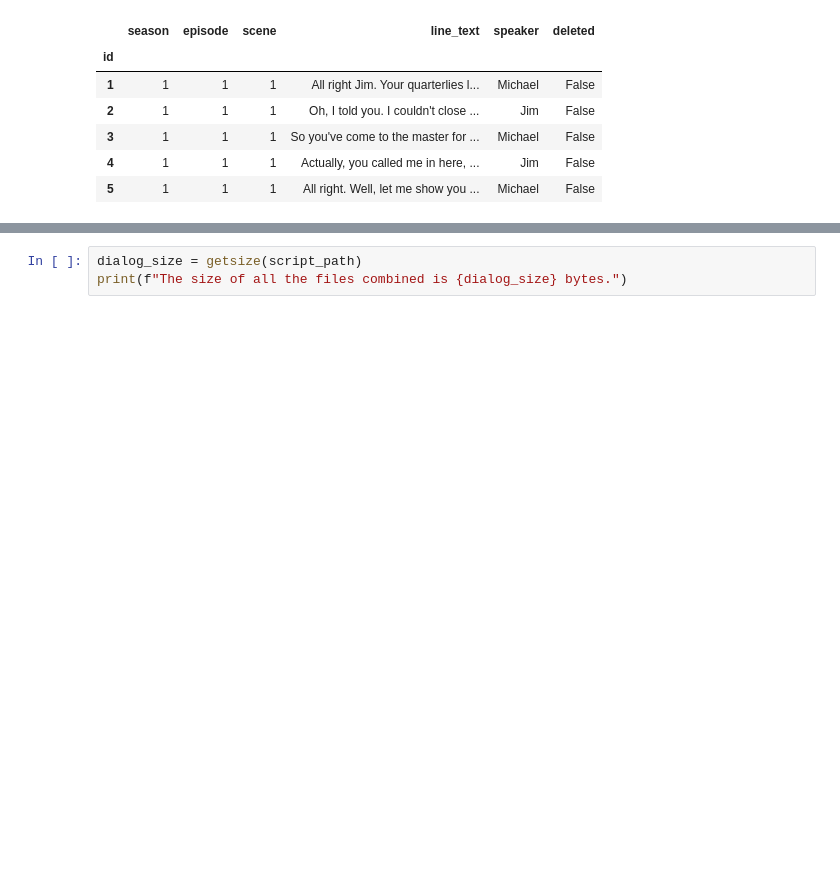
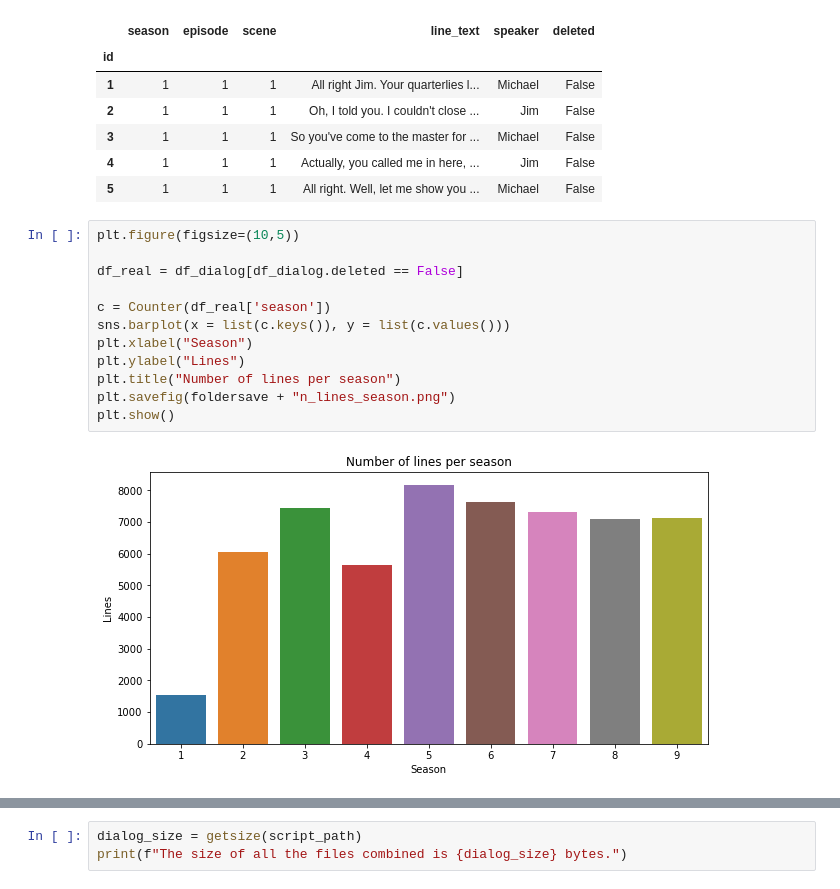
Before and after one commit to nklingen/SocialGraphsProject, a Jupyter notebook: Data-retrieval-and-analysis.ipynb, the cells around one changed output, grey strips where cells are left out. Drawn from its saved outputs; the diff is of its cells as text; blank space fills up the shorter version.

```diff
--- a/Data-retrieval-and-analysis.ipynb
+++ b/Data-retrieval-and-analysis.ipynb
@@ -249,4 +253,18 @@ df_dialog.head()
 | 3 | 1 | 1 | 1 | So you've come to the master for ... | Michael | False |
 | 4 | 1 | 1 | 1 | Actually, you called me in here, ... | Jim | False |
 | 5 | 1 | 1 | 1 | All right. Well, let me show you ... | Michael | False |
+# %%
+plt.figure(figsize=(10,5))
+
+df_real = df_dialog[df_dialog.deleted == False]
+
+c = Counter(df_real['season'])
+sns.barplot(x = list(c.keys()), y = list(c.values()))
+plt.xlabel("Season")
+plt.ylabel("Lines")
+plt.title("Number of lines per season")
+plt.savefig(foldersave + "n_lines_season.png")
+plt.show()
+# %% [output]
+[figure, added]
 # %%
```
Also changed, not shown: parts of 10 cells of this notebook, 1 other file.
